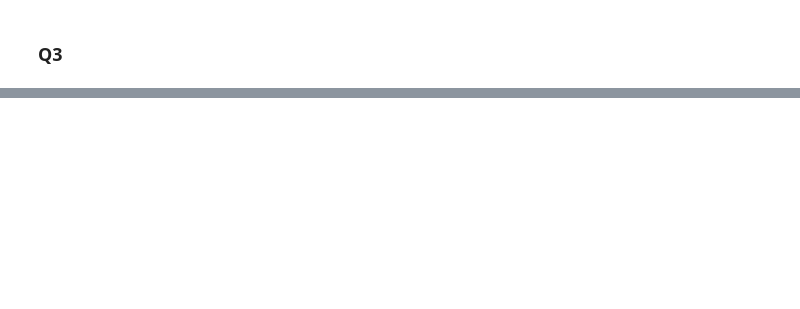
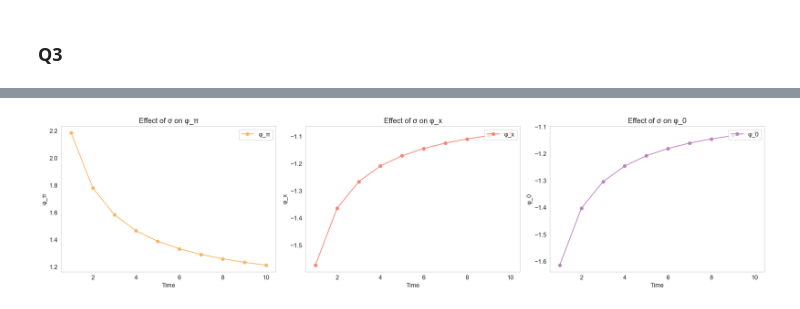
Before and after one commit to yifandill/Monetary_Policy_Model, a Jupyter notebook: src/OptMonPolicy-model .ipynb, the cells around one changed output, grey strips where cells are left out. Cells and saved outputs as stored; diff of their text form; code cells hidden in the pictures; blank space fills up the shorter version.

```diff
--- a/src/OptMonPolicy-model .ipynb
+++ b/src/OptMonPolicy-model .ipynb
@@ -364,0 +319,25 @@ sensitivity_fig = plot_sensitivity_results(sensitivity_results)
+# %%
+sensitivity_results_sigma = pd.DataFrame(sensitivity_results['sigma'])
+sensitivity_results_sigma = sensitivity_results_sigma.set_index('range')
+
+fig, axes = plt.subplots(1, 3, figsize=(20, 5))
+labels = ['φ_π', 'φ_x', 'φ_0']
+shocks_name = 'σ'
+
+color_name = 'Set3'
+select1 = (0.45,0.3,0.8)
+colors_1 = plt.get_cmap(color_name)(select1)
+
+for i in range(3):
+    axes[i].plot(sensitivity_results_sigma.index, sensitivity_results_sigma.iloc[:, i], marker='o', linestyle='-', color=colors_1[i], label=labels[i])
+    axes[i].set_title(f'Effect of {shocks_name} on {labels[i]}')
+    axes[i].set_xlabel('Time')
+    axes[i].set_ylabel(labels[i])
+    axes[i].grid()
+    axes[i].legend(loc='upper right')
+
+plt.tight_layout()
+plt.savefig(os.path.join(result_dir, f'Effect_of_sigma.png'), dpi=300)
+plt.show()
+# %% [output]
+[figure, added]
```
Also changed, not shown: parts of 8 cells of this notebook, 7 other files.
